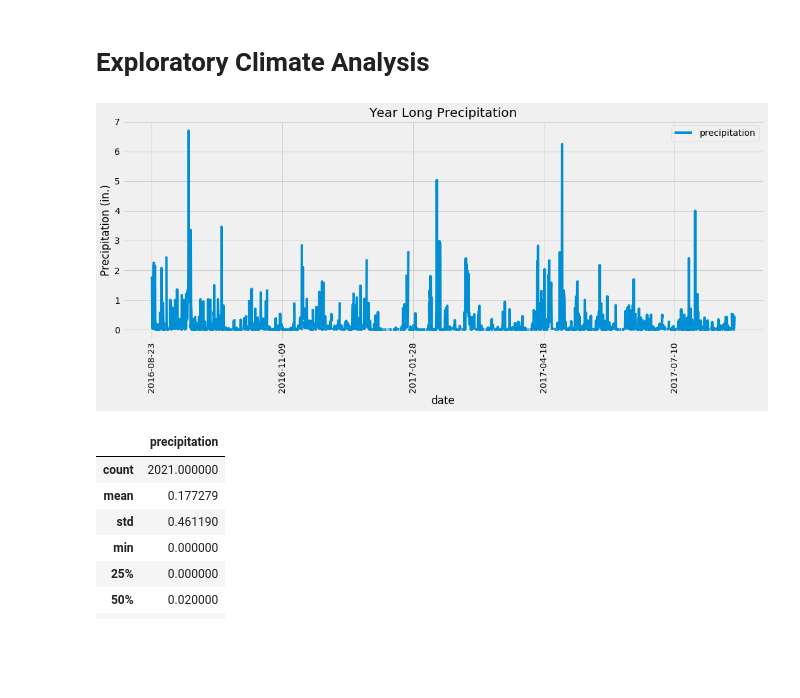
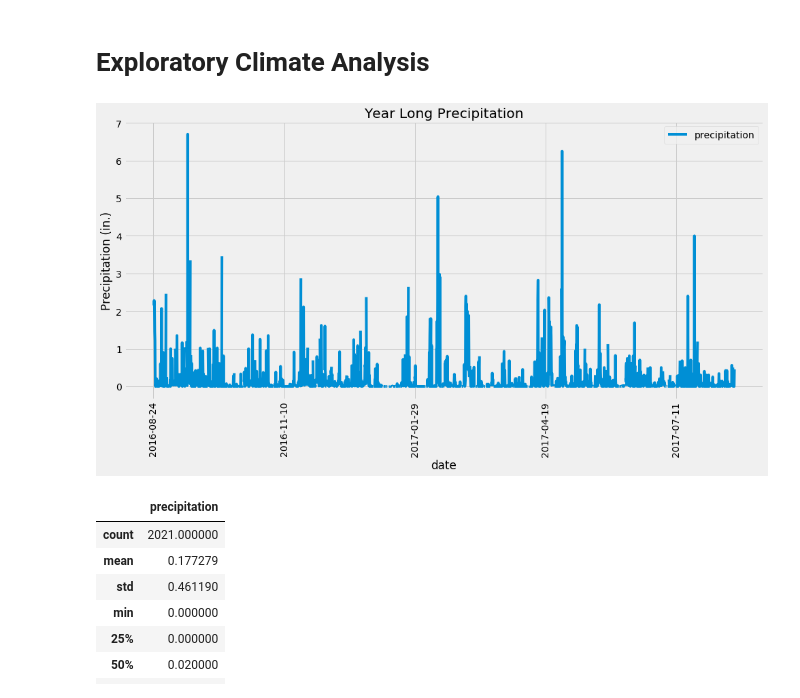
Before and after one commit to TravisDC5/sqlalchemy-challenge, a Jupyter notebook: climate_starter.ipynb, the cells around one changed output. Cells and saved outputs as stored; diff of their text form; code cells hidden in the pictures; blank space fills up the shorter version.

```diff
--- a/climate_starter.ipynb
+++ b/climate_starter.ipynb
@@ -41,37 +41,37 @@ session = Session(engine)
 # Design a query to retrieve the last 12 months of precipitation data and plot the results
 maxDate = session.query(func.max(func.strftime("%Y-%m-%d", Measurement.date))).limit(5).all()
 
 
 tempValMaxDate = list(np.ravel(maxDate))[0]
 tempValMaxDate = dt.datetime.strptime(tempValMaxDate, '%Y-%m-%d')
 
 # Calculate the date 1 year ago from the last data point in the database
-yearAgo = tempValMaxDate - dt.timedelta(weeks=52.2)
+yearAgo = tempValMaxDate - dt.timedelta(days=365)
 
 # Perform a query to retrieve the data and precipitation scores
 rainQuery = session.query(Measurement.date, Measurement.prcp).\
             filter(Measurement.date >= yearAgo).all()
 
 # Save the query results as a Pandas DataFrame and set the index to the date column
 rain_df = pd.DataFrame(rainQuery, columns = ['date', 'precipitation'])
 
 #rain_df = pd.DataFrame(rainQuery)
 rain_df.set_index('date', inplace=True)
 
 # Sort the dataframe by date
 rain_df = rain_df.sort_index(ascending = True)
 
 # Use Pandas Plotting with Matplotlib to plot the data
 fig, ax = plt.subplots(figsize = (15, 7))
-rain_df.plot(ax = ax, x_compat = True, rot=90)
+rain_df.plot(ax = ax, rot=90)
 ax.set_ylabel('Precipitation (in.)')
 ax.set_title("Year Long Precipitation")
 
 plt.savefig('Images/precipitation.png')
-plt.tight_layout()
+#plt.tight_layout()
 plt.show()
 # %% [output]
-[figure, old version]
+[figure, new version]
 # %%
 # Use Pandas to calcualte the summary statistics for the precipitation data
 rain_df.describe()
```
Also changed, not shown: 2 other files.
